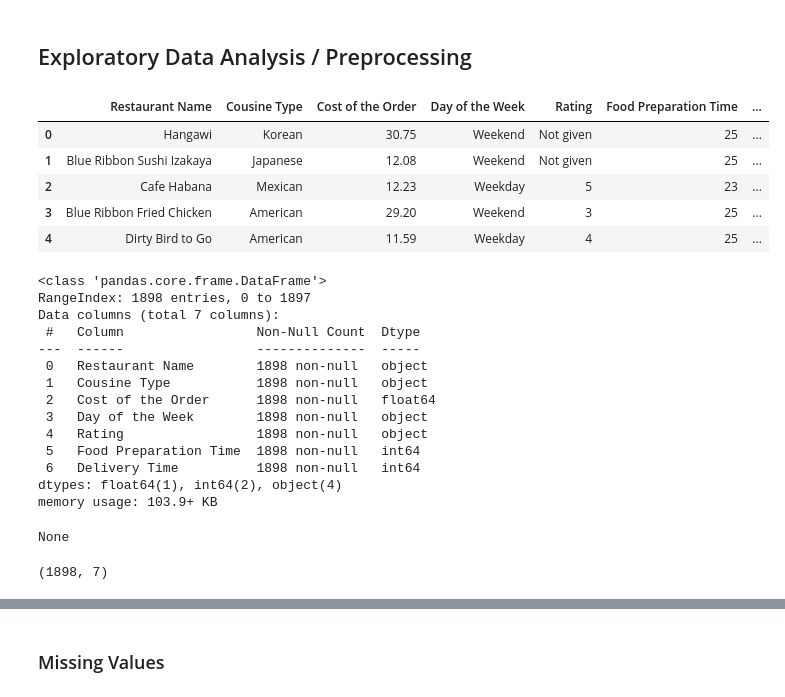
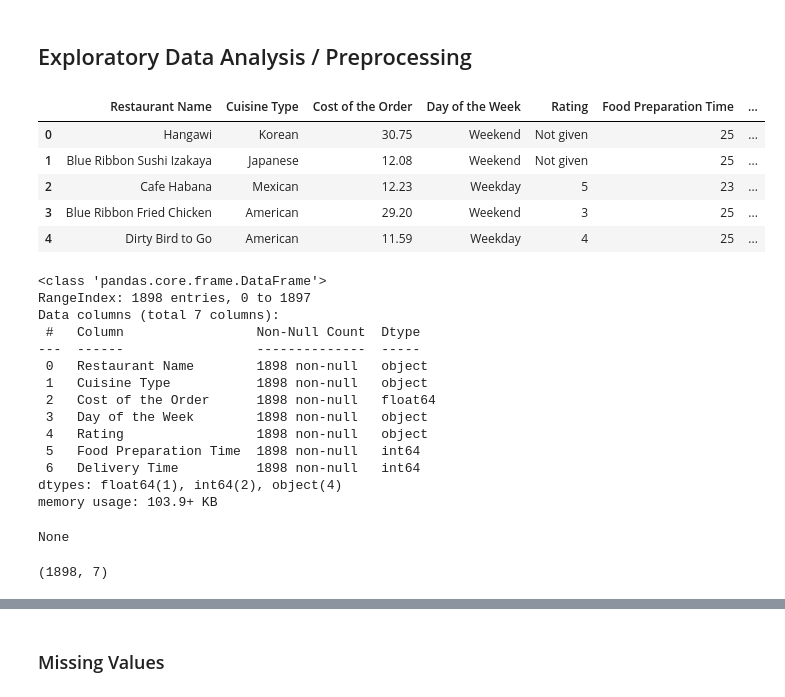
Before and after one commit to taradehdari/foodDelivery, a Jupyter notebook: Team5_FinalProject.ipynb, the cells around one changed output, grey strips where cells are left out. Cells and saved outputs as stored; diff of their text form; code cells hidden in the pictures.

```diff
--- a/Team5_FinalProject.ipynb
+++ b/Team5_FinalProject.ipynb
@@ -31,21 +44,21 @@ food.head()
 ## Exploratory Data Analysis / Preprocessing
 # %%
 # defining new columns for better readability
-new_headers = ['Order ID', 'Customer ID', 'Restaurant Name', 'Cousine Type', 'Cost of the Order', 'Day of the Week', 'Rating', 'Food Preparation Time', 'Delivery Time']
+new_headers = ['Order ID', 'Customer ID', 'Restaurant Name', 'Cuisine Type', 'Cost of the Order', 'Day of the Week', 'Rating', 'Food Preparation Time', 'Delivery Time']
 
 # assign to data frame
 food.columns = new_headers
 
 # drop columns that aren't needed
 food = food.drop(['Order ID', 'Customer ID'], axis = 1)
 
 shape = food.shape
 
 display(food.head())
 display(food.info())
 print(shape)
 # %% [output]
-|  | Restaurant Name | Cousine Type | Cost of the Order | Day of the Week | Rating | Food Preparation Time | ... |
+|  | Restaurant Name | Cuisine Type | Cost of the Order | Day of the Week | Rating | Food Preparation Time | ... |
 | 0 | Hangawi | Korean | 30.75 | Weekend | Not given | 25 | ... |
 | 1 | Blue Ribbon Sushi Izakaya | Japanese | 12.08 | Weekend | Not given | 25 | ... |
 | 2 | Cafe Habana | Mexican | 12.23 | Weekday | 5 | 23 | ... |
@@ -57,7 +70,7 @@ Data columns (total 7 columns):
  #   Column                 Non-Null Count  Dtype
 ---  ------                 --------------  -----
  0   Restaurant Name        1898 non-null   object
- 1   Cousine Type           1898 non-null   object
+ 1   Cuisine Type           1898 non-null   object
  2   Cost of the Order      1898 non-null   float64
  3   Day of the Week        1898 non-null   object
  4   Rating                 1898 non-null   object
```
Also changed, not shown: parts of 60 cells of this notebook.
